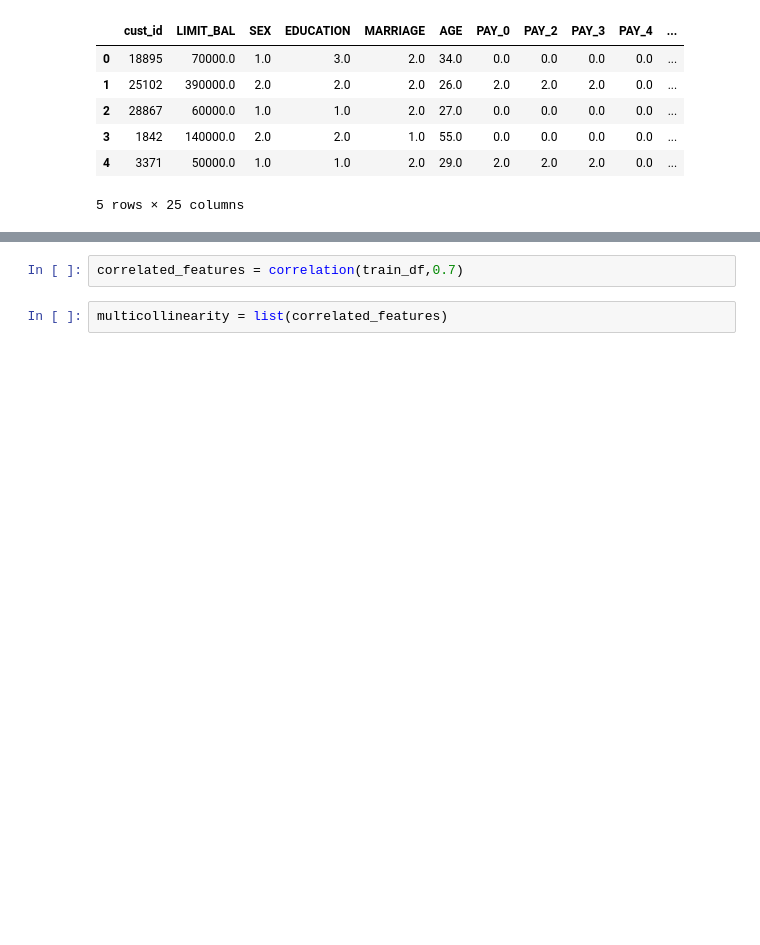
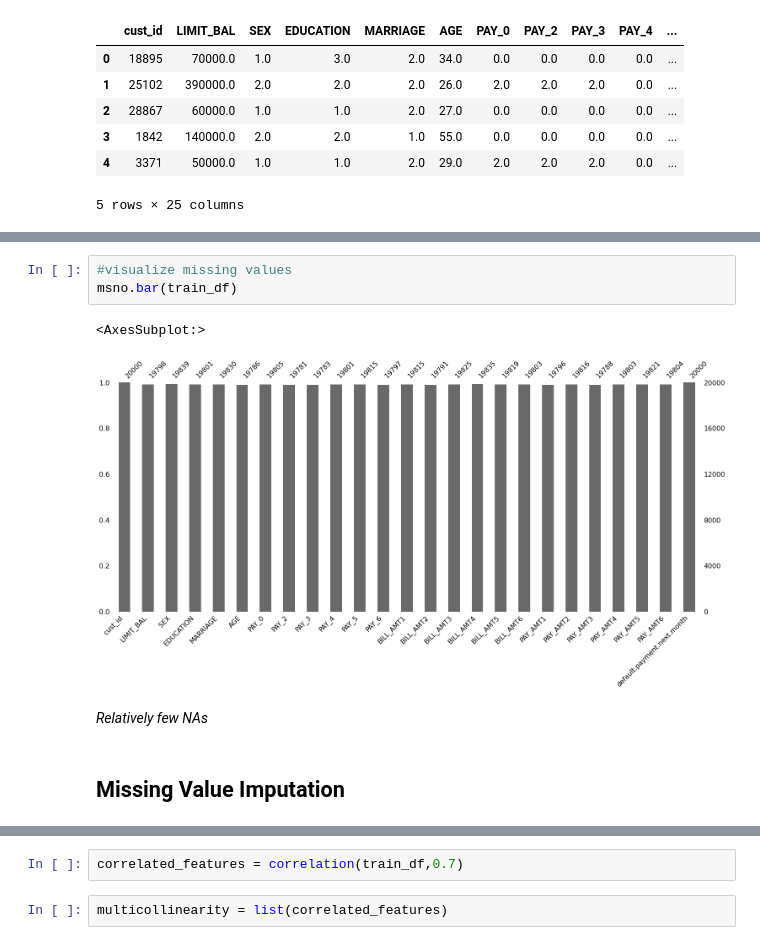
Before and after one commit to dimitrik1223/SML-Algorithm-Benchmarks, a Jupyter notebook: SML Algorithm Benchmarks.ipynb, the cells around one changed output, grey strips where cells are left out. Saved outputs shown, nothing was run; the diff lists cells and outputs as text; blank space fills up the shorter version.

```diff
--- a/SML Algorithm Benchmarks.ipynb
+++ b/SML Algorithm Benchmarks.ipynb
@@ -86,3 +91,13 @@ Data columns (total 25 columns):
  24  default.payment.next.month  20000 non-null  int64
 dtypes: float64(23), int64(2)
 memory usage: 3.8 MB
+# %%
+#visualize missing values
+msno.bar(train_df)
+# %% [output]
+<AxesSubplot:>
+[figure, added]
+# %% [markdown]
+*Relatively few NAs*
+# %% [markdown]
+## Missing Value Imputation
```
Also changed, not shown: parts of 43 cells of this notebook, 1 other file.
